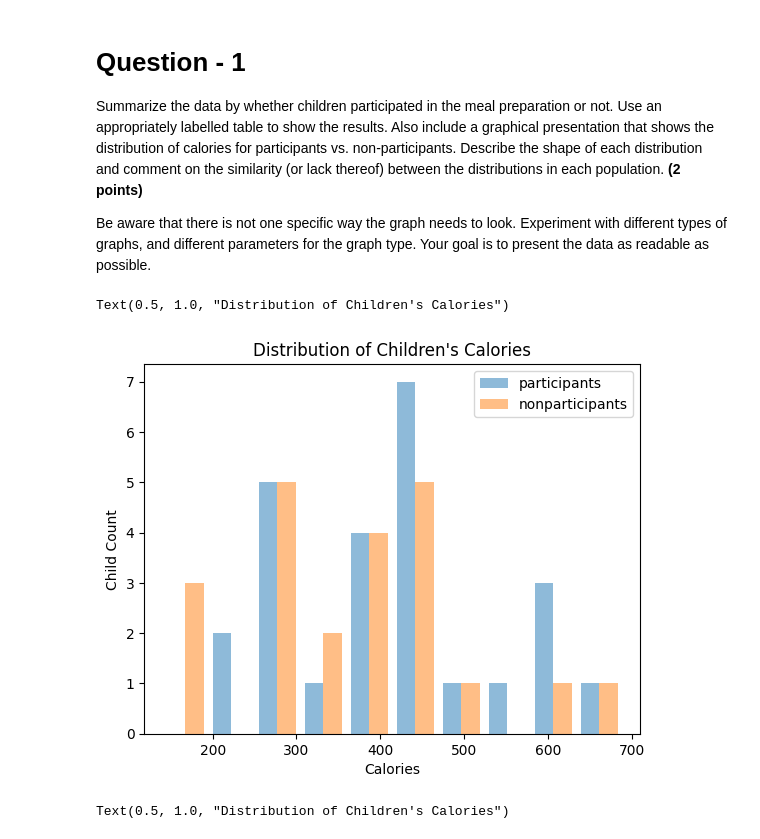
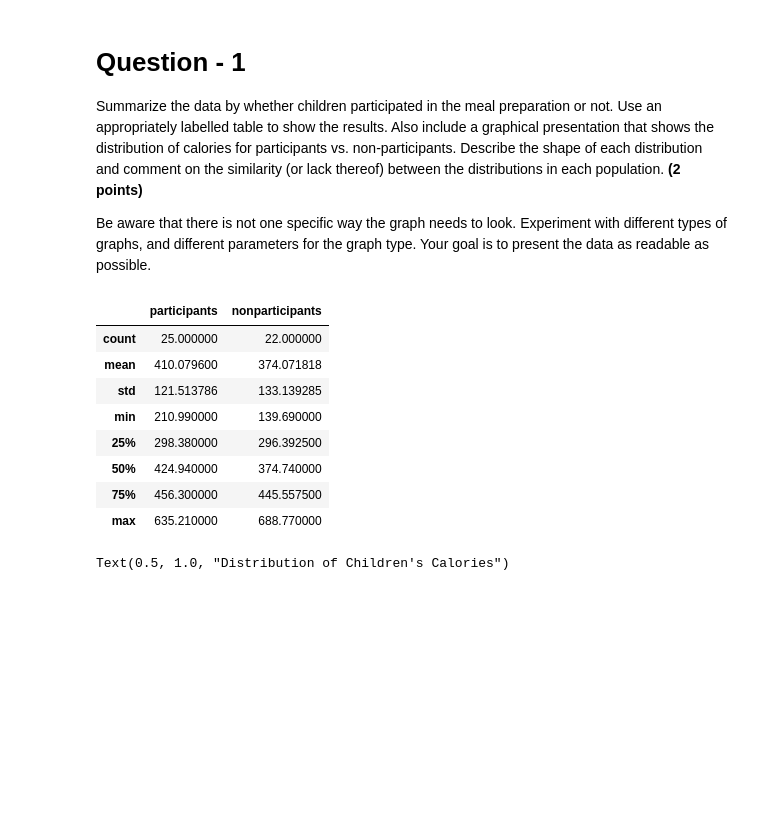
Before and after one commit to BictorFonseca/DataAnalysis, a Jupyter notebook: 329e_HW3.ipynb, the cells around one changed output. Saved outputs shown, nothing was run; the diff lists cells and outputs as text; code cells hidden in the pictures; blank space fills up the shorter version.

Commit message:
summary table update

```diff
--- a/329e_HW3.ipynb
+++ b/329e_HW3.ipynb
@@ -70,16 +71,21 @@ all
 Summarize the data by whether children participated in the meal preparation or not. Use an appropriately labelled table to show the results. Also include a graphical presentation that shows the distribution of calories for participants vs. non-participants. Describe the shape of each distribution and comment on the similarity (or lack thereof) between the distributions in each population. **(2 points)**
 
 Be aware that there is not one specific way the graph needs to look. Experiment with different types of graphs, and different parameters for the graph type. Your goal is to present the data as readable as possible.
-# %%
-# Add your code or descriptions here
-plt.hist(all, bins=10, alpha=.5)
-plt.legend(all)
-plt.xlabel('Calories')
-plt.ylabel('Child Count')
-plt.title('Distribution of Children\'s Calories')
-# %% [output]
-Text(0.5, 1.0, "Distribution of Children's Calories")
-[figure, removed]
+# %%
+summ=part.describe()
+ary=nonpart.describe()
+summary=summ.join(ary)
+summary
+# %% [output]
+|  | participants | nonparticipants |
+| count | 25.000000 | 22.000000 |
+| mean | 410.079600 | 374.071818 |
+| std | 121.513786 | 133.139285 |
+| min | 210.990000 | 139.690000 |
+| 25% | 298.380000 | 296.392500 |
+| 50% | 424.940000 | 374.740000 |
+| 75% | 456.300000 | 445.557500 |
+| max | 635.210000 | 688.770000 |
 # %%
 plt.hist(part,alpha=.5,bins=10)
 plt.hist(nonpart,alpha=.5,bins=10)
```
Also changed, not shown: parts of 3 cells of this notebook.
